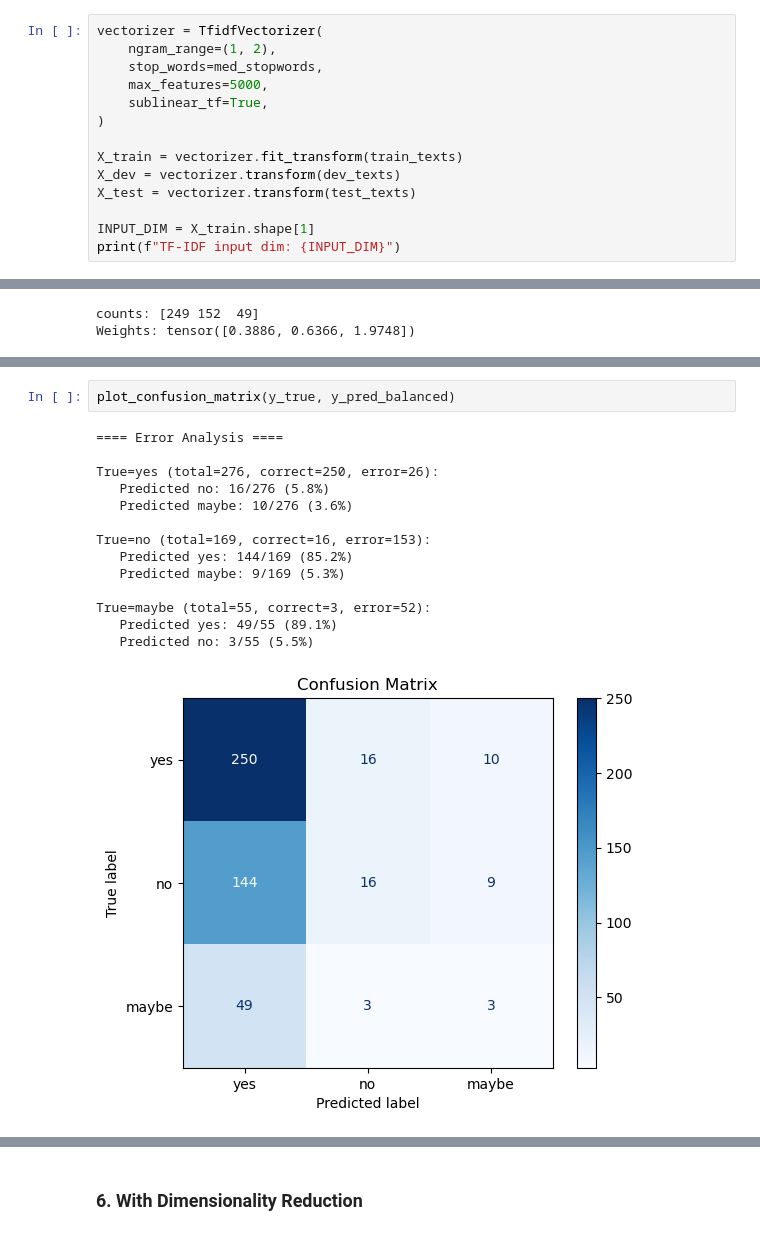
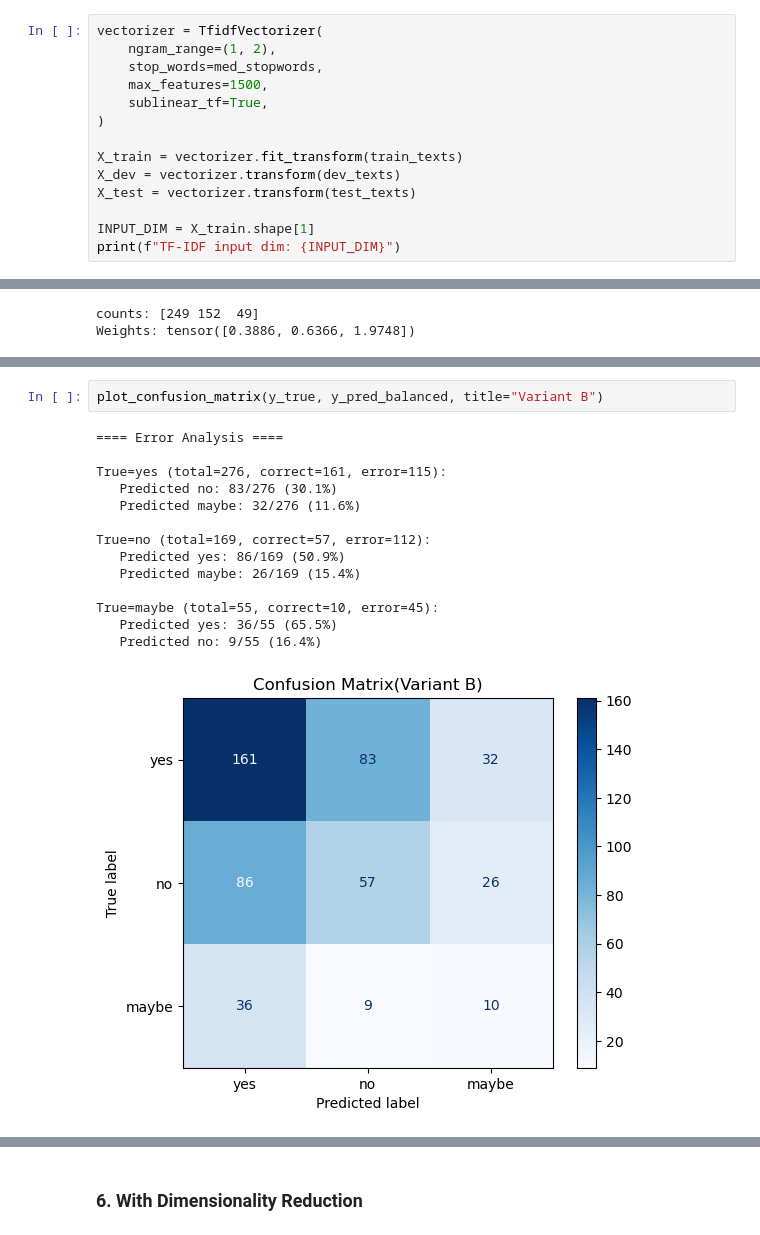
Before and after one commit to realhenrycheng/AITA_Coursework_Team11, a Jupyter notebook: TFIDF_MLP.ipynb, the cells around one changed output, grey strips where cells are left out. Drawn from its saved outputs; the diff is of its cells as text.

```diff
--- a/TFIDF_MLP.ipynb
+++ b/TFIDF_MLP.ipynb
@@ -66,7 +66,7 @@ med_stopwords = list(ENGLISH_STOP_WORDS - MEDICAL_KEEP)
 vectorizer = TfidfVectorizer(
     ngram_range=(1, 2),
     stop_words=med_stopwords,
-    max_features=5000,
+    max_features=1500,
     sublinear_tf=True,
 )
 
@@ -387,17 +387,17 @@ weighted avg       0.48      0.54      0.45       500
 # %%
-plot_confusion_matrix(y_true, y_pred_balanced)
+plot_confusion_matrix(y_true, y_pred_balanced, title="Variant B")
 # %% [output]
 ==== Error Analysis ====
 
-True=yes (total=276, correct=250, error=26):
-   Predicted no: 16/276 (5.8%)
-   Predicted maybe: 10/276 (3.6%)
+True=yes (total=276, correct=161, error=115):
+   Predicted no: 83/276 (30.1%)
+   Predicted maybe: 32/276 (11.6%)
 
-True=no (total=169, correct=16, error=153):
-   Predicted yes: 144/169 (85.2%)
-   Predicted maybe: 9/169 (5.3%)
+True=no (total=169, correct=57, error=112):
+   Predicted yes: 86/169 (50.9%)
+   Predicted maybe: 26/169 (15.4%)
 
-True=maybe (total=55, correct=3, error=52):
-   Predicted yes: 49/55 (89.1%)
-   Predicted no: 3/55 (5.5%)
+True=maybe (total=55, correct=10, error=45):
+   Predicted yes: 36/55 (65.5%)
+   Predicted no: 9/55 (16.4%)
-[figure, old version]
+[figure, new version]
```
Also changed, not shown: parts of 22 cells of this notebook, 4 other files.
